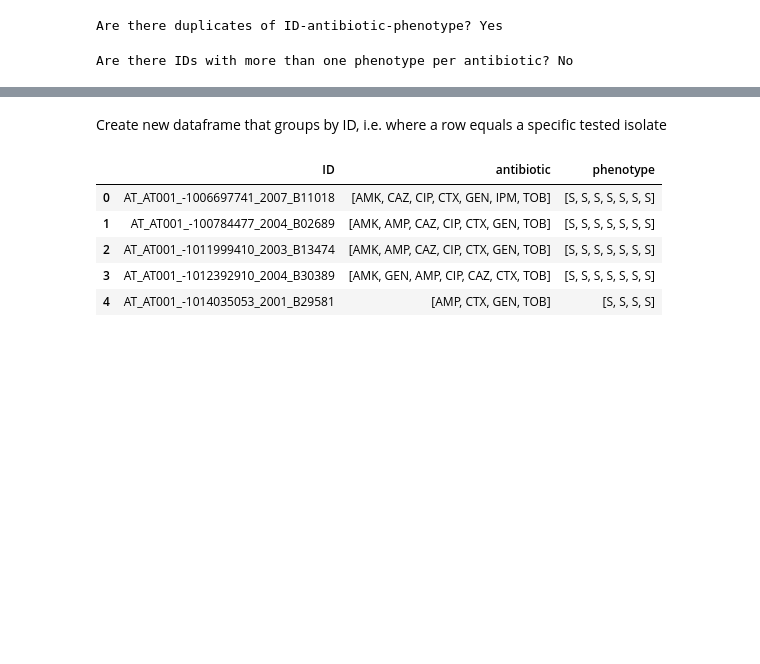
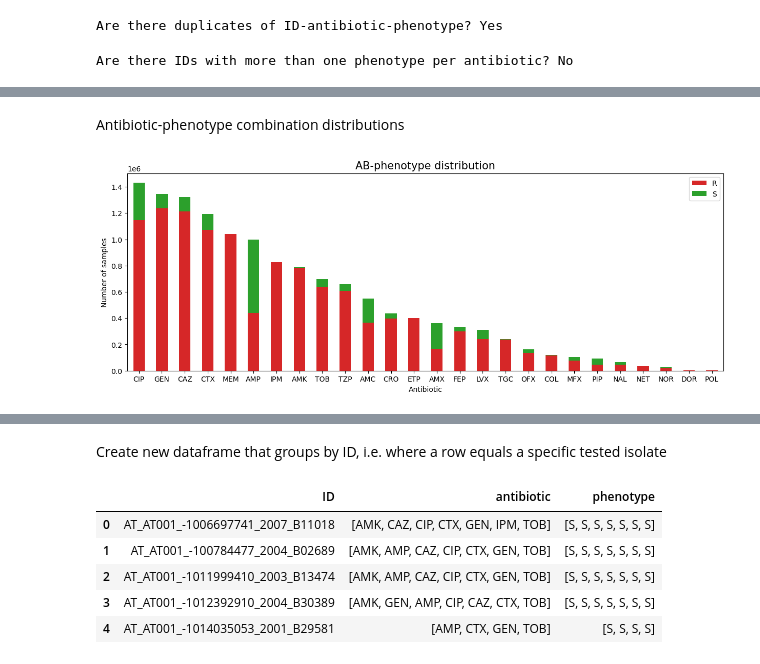
Before and after one commit to jespeols/ARFusion, a Jupyter notebook: code/data_preprocessing.ipynb, the cells around one changed output, grey strips where cells are left out. Saved outputs shown, nothing was run; the diff lists cells and outputs as text; code cells hidden in the pictures; blank space fills up the shorter version.

```diff
--- a/code/data_preprocessing.ipynb
+++ b/code/data_preprocessing.ipynb
@@ -768,0 +835,13 @@ Are there IDs with more than one phenotype per antibiotic? No
+# %% [markdown]
+Antibiotic-phenotype combination distributions
+# %%
+ax = ab_pivot[['R', 'S']].plot(
+    kind='bar', figsize=(15, 5), stacked=True, fontsize=10, rot=0, color=['tab:red', 'tab:green']
+)
+ax.set_title('AB-phenotype distribution', fontsize=15)
+ax.set_xlabel('Antibiotic', fontsize=10)
+ax.set_ylabel('Number of samples', fontsize=10)
+plt.savefig('results/data/TESSy/ab_phenotype_distr.png', bbox_inches='tight', dpi=300)
+plt.show()
+# %% [output]
+[figure, added]
```
Also changed, not shown: parts of 23 cells of this notebook, 8 other files.
